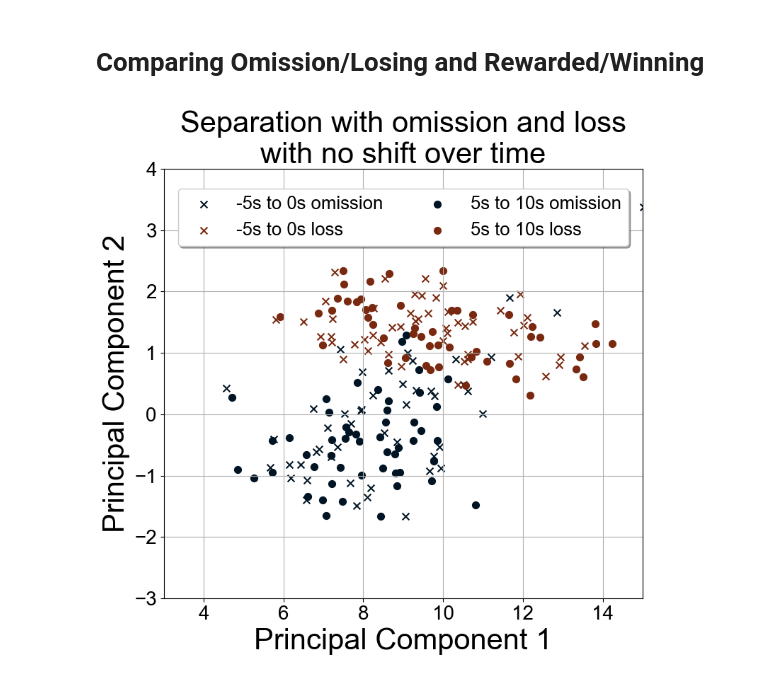
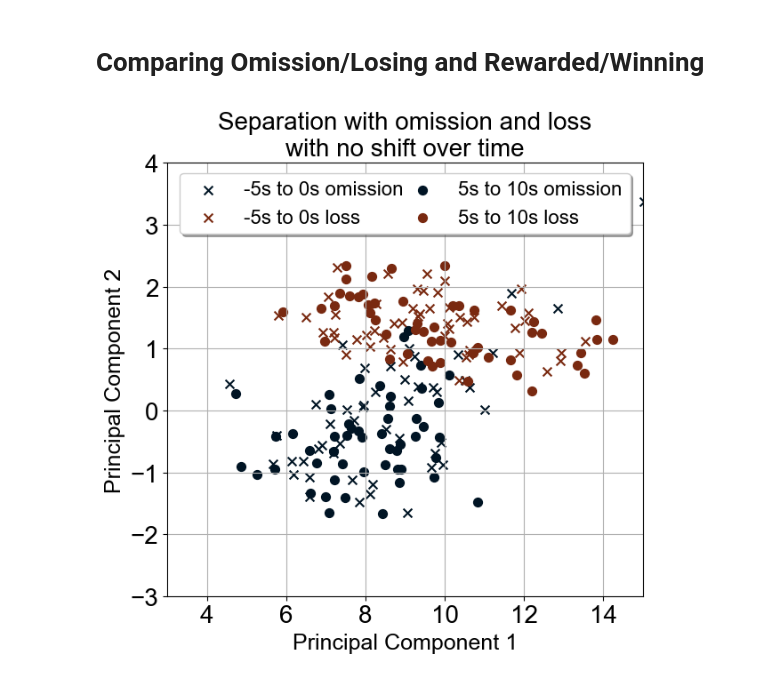
Before and after one commit to padillacoreanolab/reward_competition_ephys_analysis_with_omission_and_divider_controls, a Jupyter notebook: results/2023_02_02_rc_om_ephys_preprocessing/combined_pca_plotting.ipynb, the cells around one changed output. Saved outputs shown, nothing was run; the diff lists cells and outputs as text; code cells hidden in the pictures.

```diff
--- a/results/2023_02_02_rc_om_ephys_preprocessing/combined_pca_plotting.ipynb
+++ b/results/2023_02_02_rc_om_ephys_preprocessing/combined_pca_plotting.ipynb
@@ -60,6 +60,20 @@ LINWID = 10
 DOTS = 25
 # LEGSIZE = 45
 LEGSIZE = 18.5
+# %%
+# Plot Specifics
+# TITLESIZE = 60
+TITLESIZE = 20
+
+# AXESLABEL = 60
+AXESLABEL = 18
+
+# AXESTICKS = 45
+AXESTICKS = 20
+LINWID = 10
+DOTS = 25
+# LEGSIZE = 45
+LEGSIZE = 16
 # %% [markdown]
 # Getting average firing rate from all sessions
 # %%
@@ -513,7 +527,7 @@ pclabcol = ['#15616F','#FFAF00', '#792910','#001424']
 #792910: Dark Red/Brown: Loss
 #001424: Black Omitted
 # %%
-fig, ax = plt.subplots(figsize = (8,8))
+fig, ax = plt.subplots(figsize = (6,6))
 
 targets = ['-5s to 0s omission', '-5s to 0s rewarded', '-5s to 0s loss', '-5s to 0s win']
 colors = ["#001424", "#FFAF00", "#792910", "#15616F"]
@@ -608,34 +622,36 @@ pclabcol = ['#15616F','#FFAF00', '#792910','#001424']
 #792910: Dark Red/Brown: Loss
 #001424: Black Omitted
 # %%
-fig, ax = plt.subplots(figsize = (8,8))
+fig, ax = plt.subplots(figsize = (6.4,6.4))
 
 targets = ['-5s to 0s omission', '-5s to 0s loss', '5s to 10s omission', '5s to 10s loss']
 colors = ["#001424", "#792910", "#001424", "#792910"]
 shapes = ["x", "x", "o", "o"]
 for target, color, marker in zip(targets,colors, shapes):
     indicesToKeep = pc_product['outcome_and_when'] == target
     ax.scatter(pc_product.loc[indicesToKeep, 0]
                , pc_product.loc[indicesToKeep, 1]
                , c = color
                , s = 50
               , marker=marker)
 
 ax.set_title('Separation with omission and loss\nwith no shift over time', fontsize = TITLESIZE)
 plt.xticks(fontsize=AXESTICKS)
 plt.yticks(fontsize=AXESTICKS)
 plt.xlabel('Principal Component 1', fontsize = AXESLABEL)
 plt.ylabel('Principal Component 2', fontsize = AXESLABEL)
 plt.xlim((3, 15))
 plt.ylim((-3, 4))
 
-plt.legend(targets, fontsize=LEGSIZE, loc='upper center', bbox_to_anchor=(0.5, 0.975),
-          ncol=2, fancybox=True, shadow=True)
+
+plt.legend(targets, fontsize=LEGSIZE, loc='upper center',
+          ncol=2, fancybox=True, shadow=True, columnspacing=0.0)
+
 plt.tight_layout()
 ax.grid()
 
 plt.savefig("./proc/plots/om_and_loss_trials_baseline_and_after_tone.png", bbox_inches='tight')
 plt.savefig("./proc/plots/om_and_loss_trials_baseline_and_after_tone.svg", bbox_inches='tight')
 # %% [output]
-[figure, old version]
+[figure, new version]
 # %%
```
Also changed, not shown: parts of 6 cells of this notebook.
